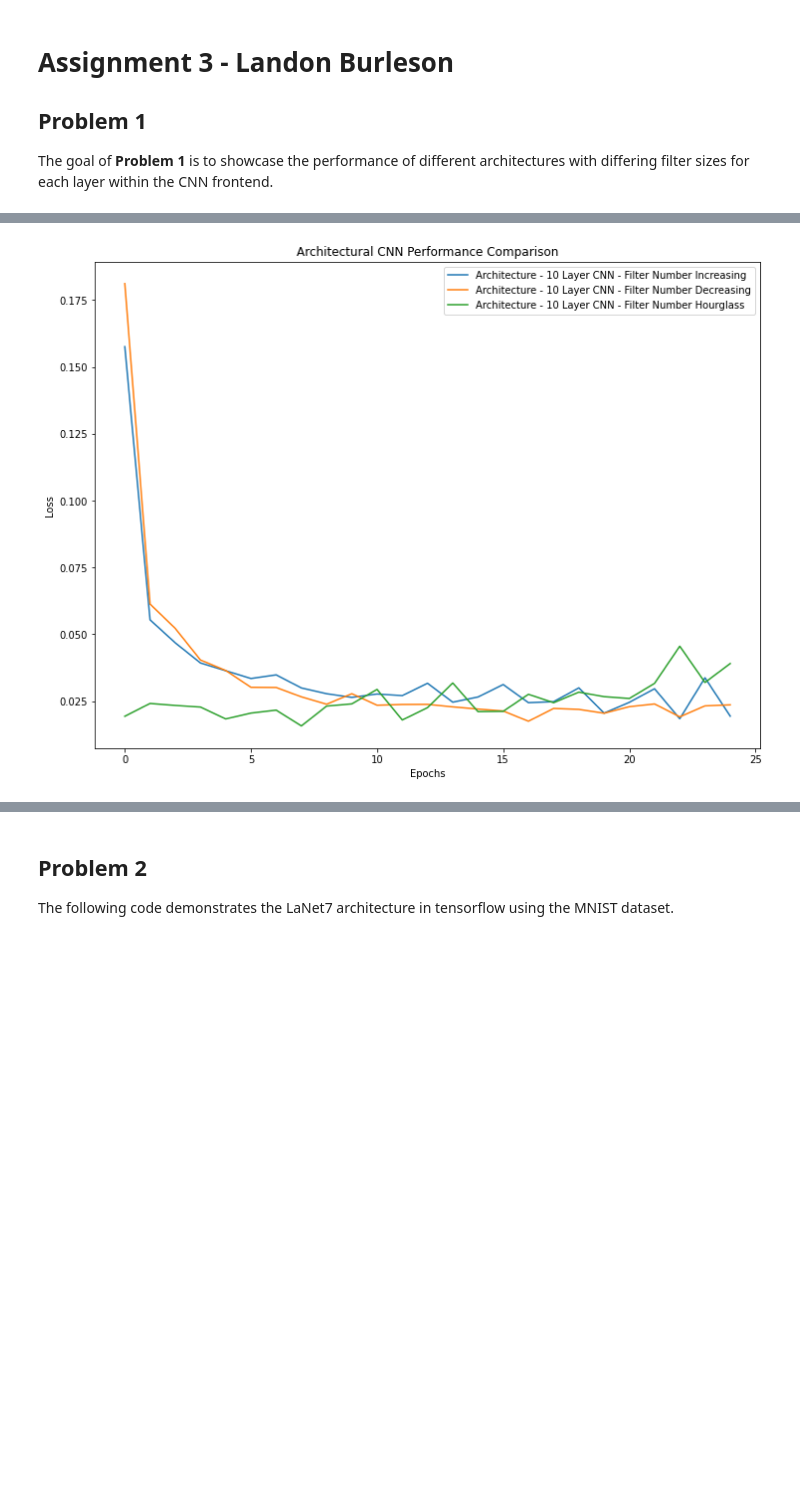
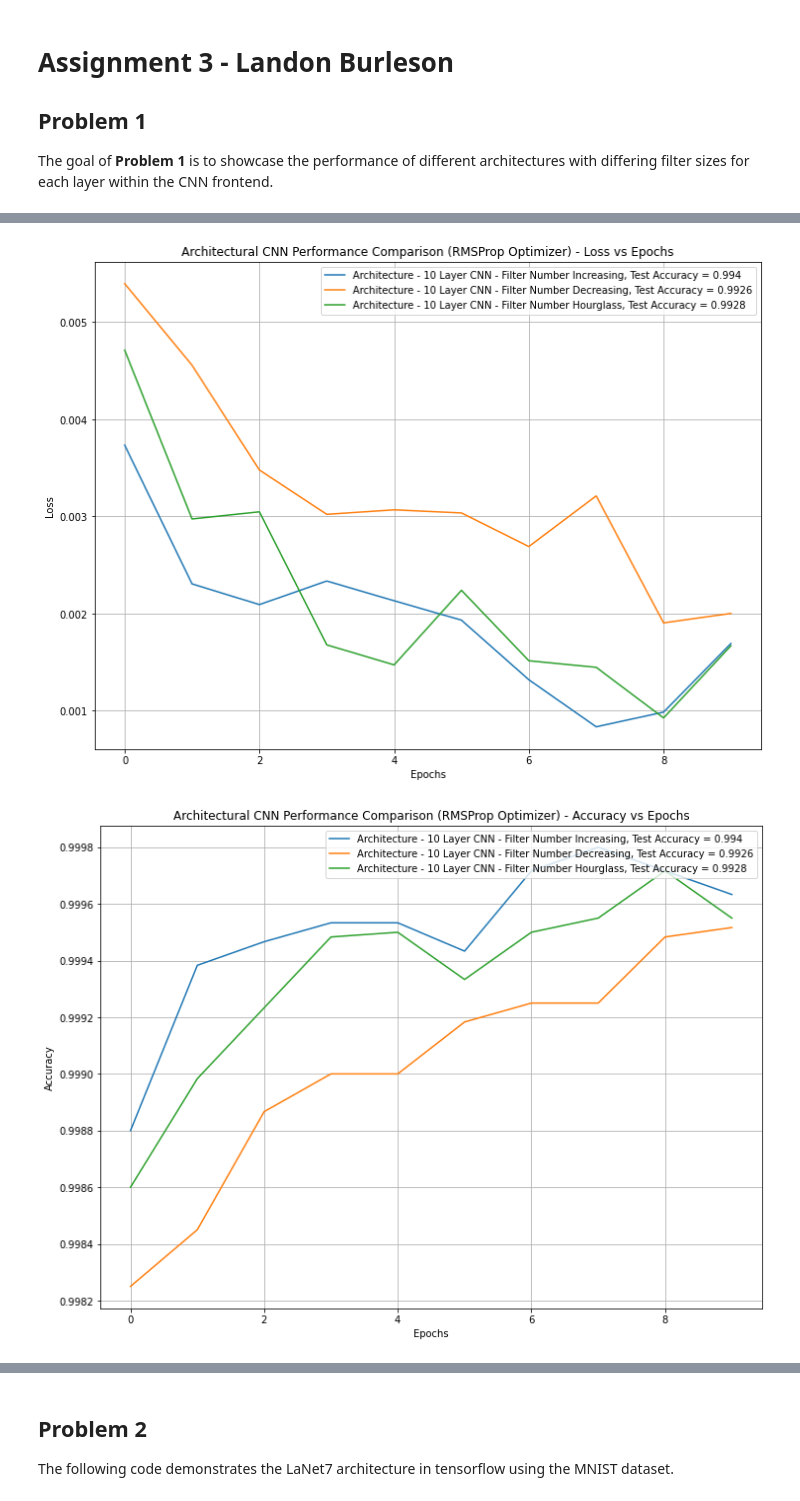
Before and after one commit to lrburle/ML_Asssignment3, a Jupyter notebook: assign_3.ipynb, the cells around one changed output, grey strips where cells are left out. Saved outputs shown, nothing was run; the diff lists cells and outputs as text; code cells hidden in the pictures; blank space fills up the shorter version.

```diff
--- a/assign_3.ipynb
+++ b/assign_3.ipynb
@@ -160,0 +242,25 @@ Epoch 25/25
+# %%
+# Training the architectures defined above.
+e = 10
+opt = keras.optimizers.RMSprop(lr=0.0001)
+
+#Compiling the model with a loss, optimizer, and other metrics
+cnn_model1.compile(loss='sparse_categorical_crossentropy', optimizer=opt, metrics=['accuracy'])
+
+#Training the network.
+history1 = cnn_model1.fit(x_train, y_train, epochs=e)
+test1 = cnn_model1.evaluate(x_test, y_test)
+
+#Compiling the model with a loss, optimizer, and other metrics
+cnn_model2.compile(loss='sparse_categorical_crossentropy', optimizer=opt, metrics=['accuracy'])
+
+#Training the network.
+history2 = cnn_model2.fit(x_train, y_train, epochs=e)
+test2 = cnn_model2.evaluate(x_test, y_test)
+
+#Compiling the model with a loss, optimizer, and other metrics
+cnn_model3.compile(loss='sparse_categorical_crossentropy', optimizer=opt, metrics=['accuracy'])
+
+#Training the network.
+history3 = cnn_model3.fit(x_train, y_train, epochs=e)
+test3 = cnn_model3.evaluate(x_test, y_test)
@@ -161,13 +285,27 @@ Epoch 25/25
 # %%
 # Show the Loss vs Epochs for each architecture.
 plt.figure(figsize=[12, 9])
-plt.title("Architectural CNN Performance Comparison")
+plt.title("Architectural CNN Performance Comparison (RMSProp Optimizer) - Loss vs Epochs")
 plt.xlabel("Epochs")
 plt.ylabel("Loss")
 plt.plot(history1.history['loss'])
 plt.plot(history2.history['loss'])
 plt.plot(history3.history['loss'])
-plt.legend(['Architecture - 10 Layer CNN - Filter Number Increasing', 'Architecture - 10 Layer CNN - Filter Number Decreasing', 'Architecture - 10 Layer CNN - Filter Number Hourglass'], loc='upper right')
+plt.legend([f'Architecture - 10 Layer CNN - Filter Number Increasing, Test Accuracy = {test1[1]:.4}', f'Architecture - 10 Layer CNN - Filter Number Decreasing, Test Accuracy = {test2[1]:.4}', f'Architecture - 10 Layer CNN - Filter Number Hourglass, Test Accuracy = {test3[1]:.4}'], loc='upper right')
+plt.grid()
 plt.show()
+
+# Show the Loss vs Epochs for each architecture.
+plt.figure(figsize=[12, 9])
+plt.title("Architectural CNN Performance Comparison (RMSProp Optimizer) - Accuracy vs Epochs")
+plt.xlabel("Epochs")
+plt.ylabel("Accuracy")
+plt.plot(history1.history['accuracy'])
+plt.plot(history2.history['accuracy'])
+plt.plot(history3.history['accuracy'])
+plt.legend([f'Architecture - 10 Layer CNN - Filter Number Increasing, Test Accuracy = {test1[1]:.4}', f'Architecture - 10 Layer CNN - Filter Number Decreasing, Test Accuracy = {test2[1]:.4}', f'Architecture - 10 Layer CNN - Filter Number Hourglass, Test Accuracy = {test3[1]:.4}'], loc='upper right')
+plt.grid()
+plt.show()
 # %% [output]
-[figure, old version]
+[figure, new version]
+[figure, added]
```
Also changed, not shown: parts of 18 cells of this notebook.
